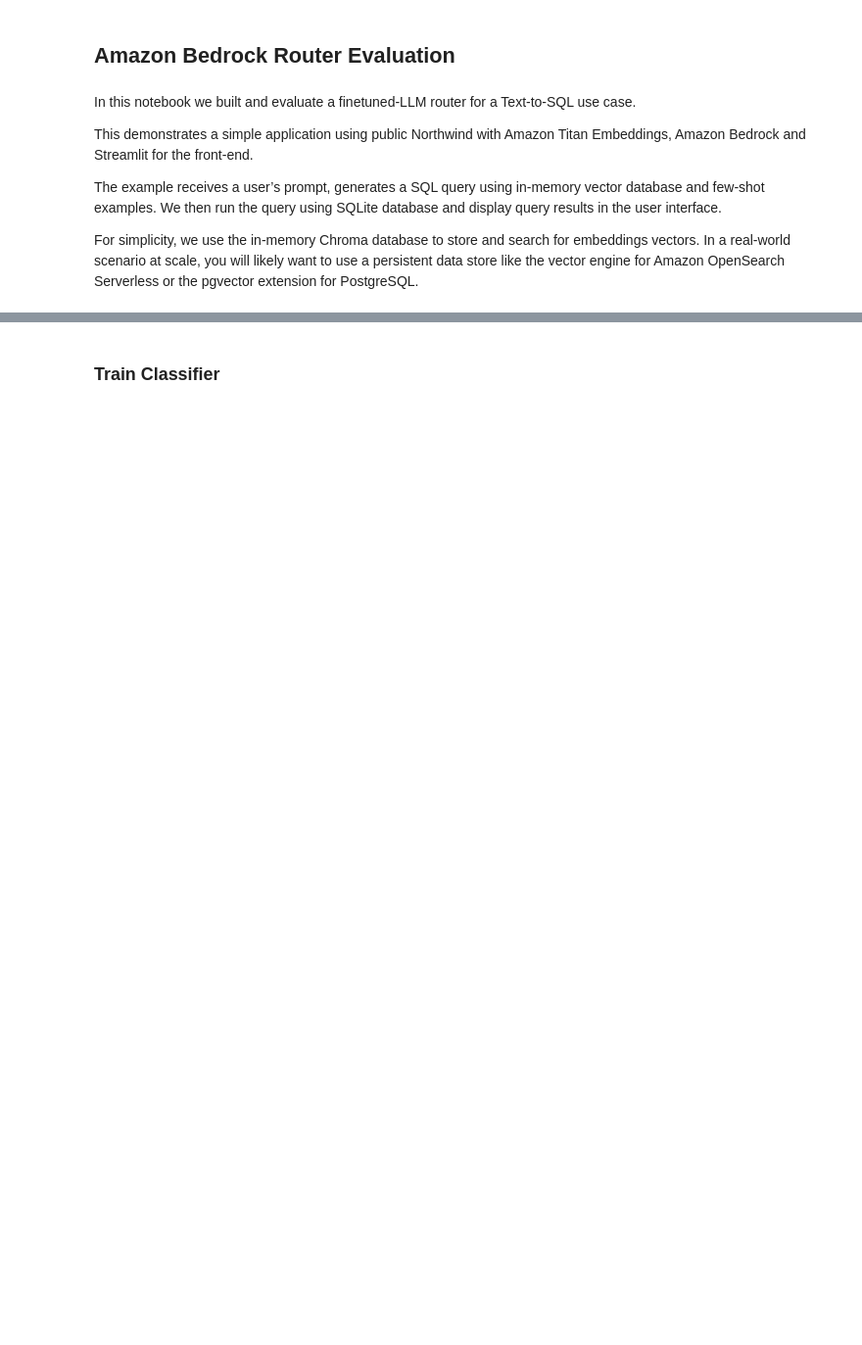
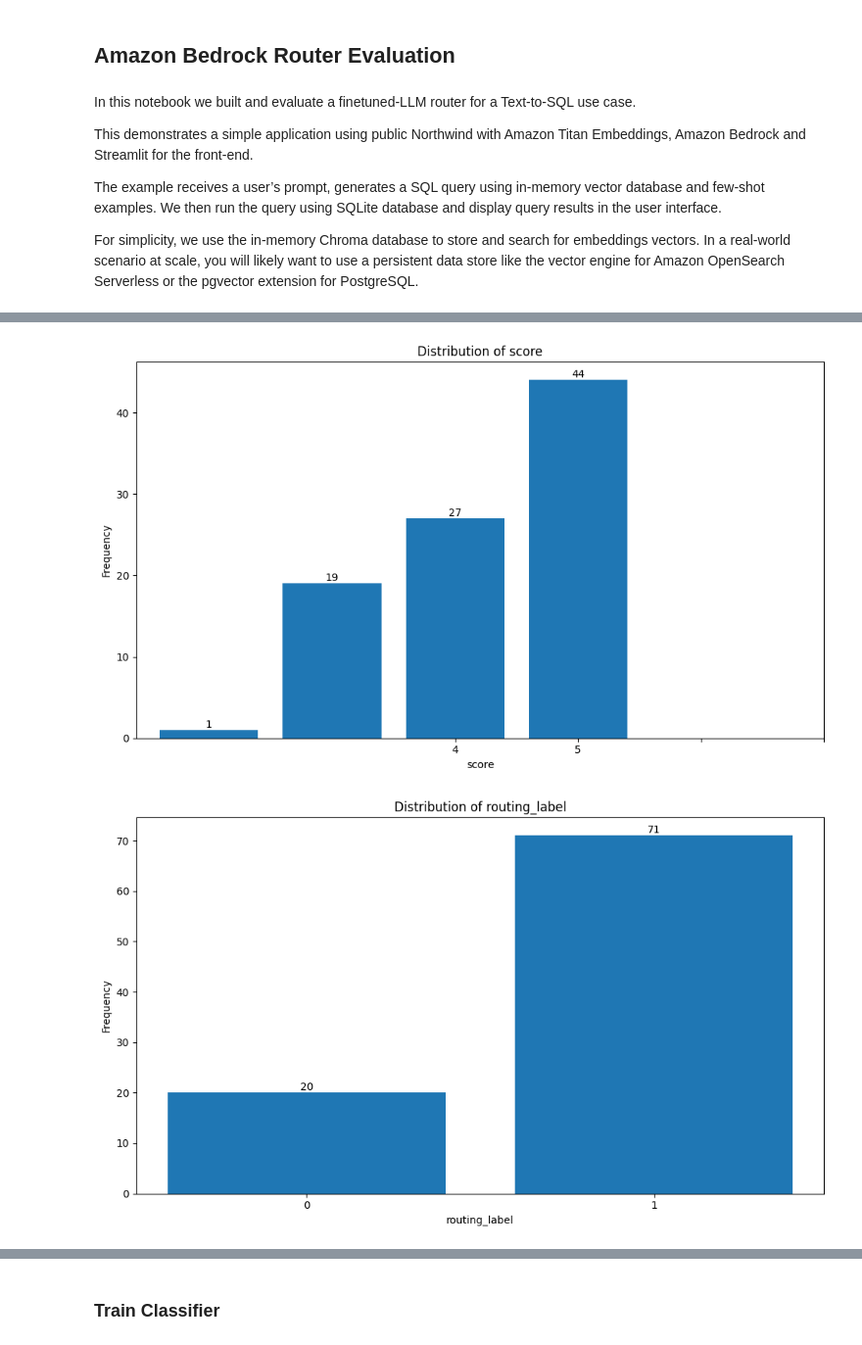
Before and after one commit to fhuthmacher/aws-bedrock-router-eval, a Jupyter notebook: routerEval.ipynb, the cells around one changed output, grey strips where cells are left out. Shown at 98% size. Drawn from its saved outputs; the diff is of its cells as text; code cells hidden in the pictures; blank space fills up the shorter version.

```diff
--- a/routerEval.ipynb
+++ b/routerEval.ipynb
@@ -725,9 +874,6 @@ def format_results(grade: str, chat_conversation: list[dict]) -> dict:
 
 if SQL_DATABASE == 'LOCAL':
     # create local db and import northwind database
-
-    # %load_ext sql
-    # %sql sqlite:///routedb.db
 
     import requests
     import sqlite3
@@ -737,7 +883,7 @@ if SQL_DATABASE == 'LOCAL':
     url1 = "https://raw.githubusercontent.com/YugaByte/yugabyte-db/master/sample/northwind_ddl.sql"
     url2 = "https://raw.githubusercontent.com/YugaByte/yugabyte-db/master/sample/northwind_data.sql"
 
-    urls = [url2]
+    urls = [url1,url2]
 
     for url in urls:
         response = requests.get(url)
@@ -1214,5 +1375,5 @@ Number of unsuccessful queries: 4
 # %%
-# 10. Use golden dataset to run test with smaller LLM
+# 8a. Use this golden dataset to run test with smaller LLM
 
 MODEL_ID = "mistral.mixtral-8x7b-instruct-v0:1" # "anthropic.claude-3-haiku-20240307-v1:0" # "mistral.mixtral-8x7b-instruct-v0:1" "anthropic.claude-3-5-sonnet-20240620-v1:0" "meta.llama3-1-70b-instruct-v1:0"
 
@@ -1230,6 +1391,7 @@ for row in df1.itertuples():
     statement = extract_with_regex(row.Generated_SQL_Query, SQL_PATTERN)
     # print(f'SQL statement: {statement}')
     error = None
+    result = None
     try:
 
         if SQL_DATABASE == 'LOCAL':
@@ -1255,12 +1417,20 @@ for row in df1.itertuples():
     except ClientError as e:
         error = e
 
-    results.append({'Question': row.Question,'Query': statement, 'Result': result, 'Error': error, 'Context': row.Context})
+    results.append({'Question': row.Question,'Query': statement, 'Result': result, 'Error': error, 'ReferenceQuery': row.Query, 'Context': row.Context})
 
 if SQL_DATABASE == 'LOCAL':
     # close the connection
     conn.close()
 
+# inspect first 3 results
 df1_results = pd.DataFrame(results)
 print(df1_results.head(3))
+
+# review successful/unsucessful queries
+df1_good_results = df1_results[df1_results['Error'].isnull() | (df1_results['Error'] == None)]
+print(f"Number of successful queries: {len(df1_good_results)}")
+
+df1_bad_results = df1_results[df1_results['Error'].notnull() | (df1_results['Error'] == 'None')]
+print(f"Number of unsuccessful queries: {len(df1_bad_results)}")
 # %% [output]
@@ -1305,10 +1459,9 @@ Number of unsuccessful queries: 9
 # %%
-# 12. Use golden dataset to run test with larger LLM
+# 8b. Use golden dataset to run test with larger LLM
 
 MODEL_ID = "anthropic.claude-3-sonnet-20240229-v1:0" # "anthropic.claude-3-haiku-20240307-v1:0" # "mistral.mixtral-8x7b-instruct-v0:1" "anthropic.claude-3-5-sonnet-20240620-v1:0" "meta.llama3-1-70b-instruct-v1:0"
 
 df2 = runBedrockBatchJob(MODEL_ID, df_good_results)
-
 
 # Test generated SQL queries and verify they work
 results = []
@@ -1347,12 +1500,21 @@ for row in df2.itertuples():
     except ClientError as e:
         error = e
 
-    results.append({'Question': row.Question,'Query': statement, 'Result': result, 'Error': error, 'Context': row.Context})
+    results.append({'Question': row.Question,'Query': statement, 'Result': result, 'Error': error, 'ReferenceQuery': row.Query, 'Context': row.Context})
 
 if SQL_DATABASE == 'LOCAL':
     # close the connection
     conn.close()
 
 df2_results = pd.DataFrame(results)
+
+# inspect first 3 results
 print(df2_results.head(3))
+
+# review successful/unsucessful queries
+df2_good_results = df2_results[df2_results['Error'].isnull() | (df2_results['Error'] == None)]
+print(f"Number of successful queries: {len(df2_good_results)}")
+
+df2_bad_results = df2_results[df2_results['Error'].notnull() | (df2_results['Error'] == 'None')]
+print(f"Number of unsuccessful queries: {len(df2_bad_results)}")
 # %% [output]
@@ -1471,0 +1749,16 @@ print(df1.head().to_dict())
+# %%
+# 11. Visualize score and label distribution
+
+visualize_distribution(df1_graded,key='score')
+
+# Let us assume that if the score is >= 4, we will route to the small LLM model (indicating the response quality is good enough);
+# otherwise, we will route to the large LLM model. Under this assumption, the data distribution looks like this
+
+df1_graded["routing_label"] = df1_graded["score"].apply(
+    lambda x: 1 if (x == '4') | (x=='5') else 0
+)
+
+visualize_distribution(df1_graded, key="routing_label")
+# %% [output]
+[figure, added]
+[figure, added]
```
Also changed, not shown: parts of 30 cells of this notebook, 1 other file.
